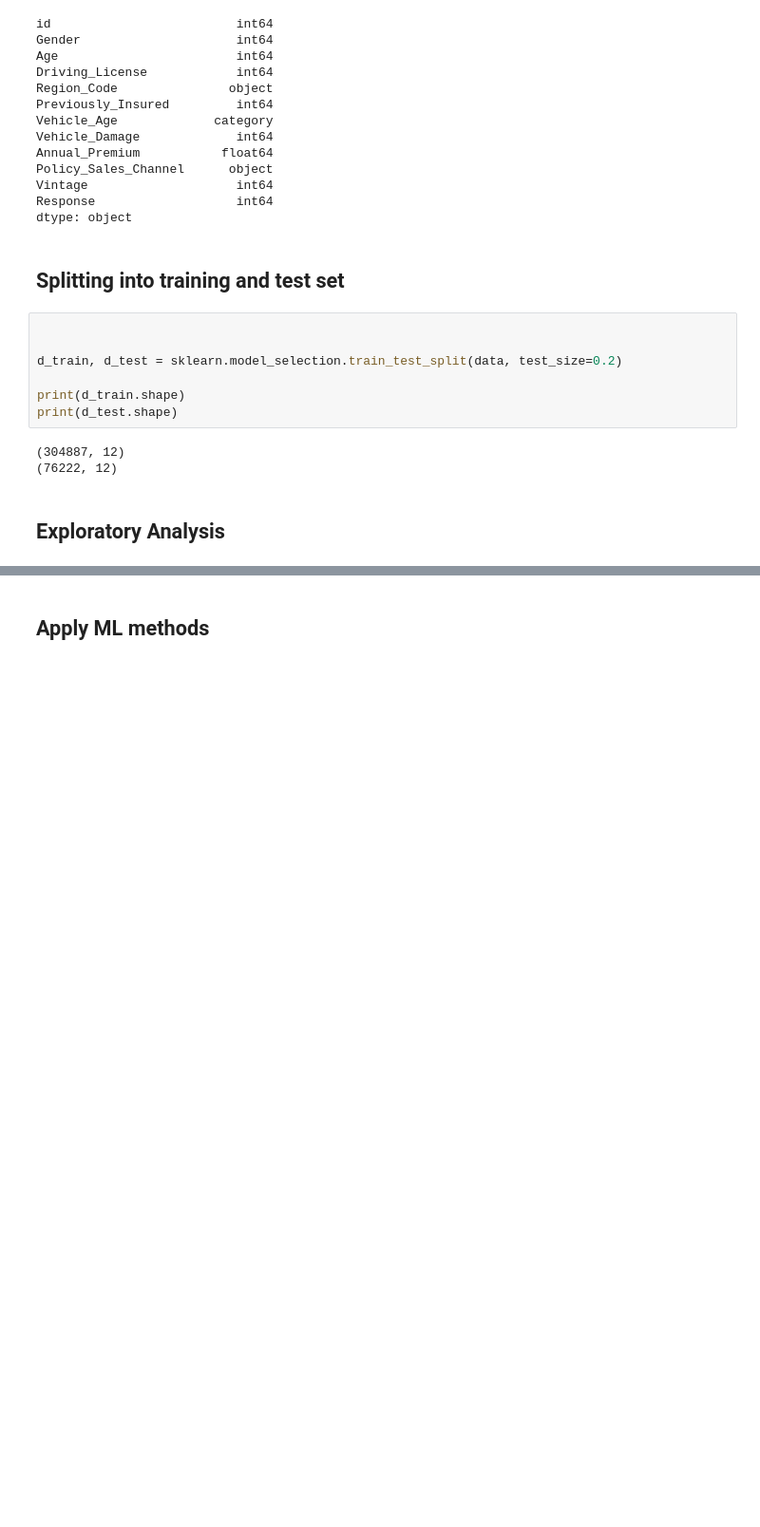
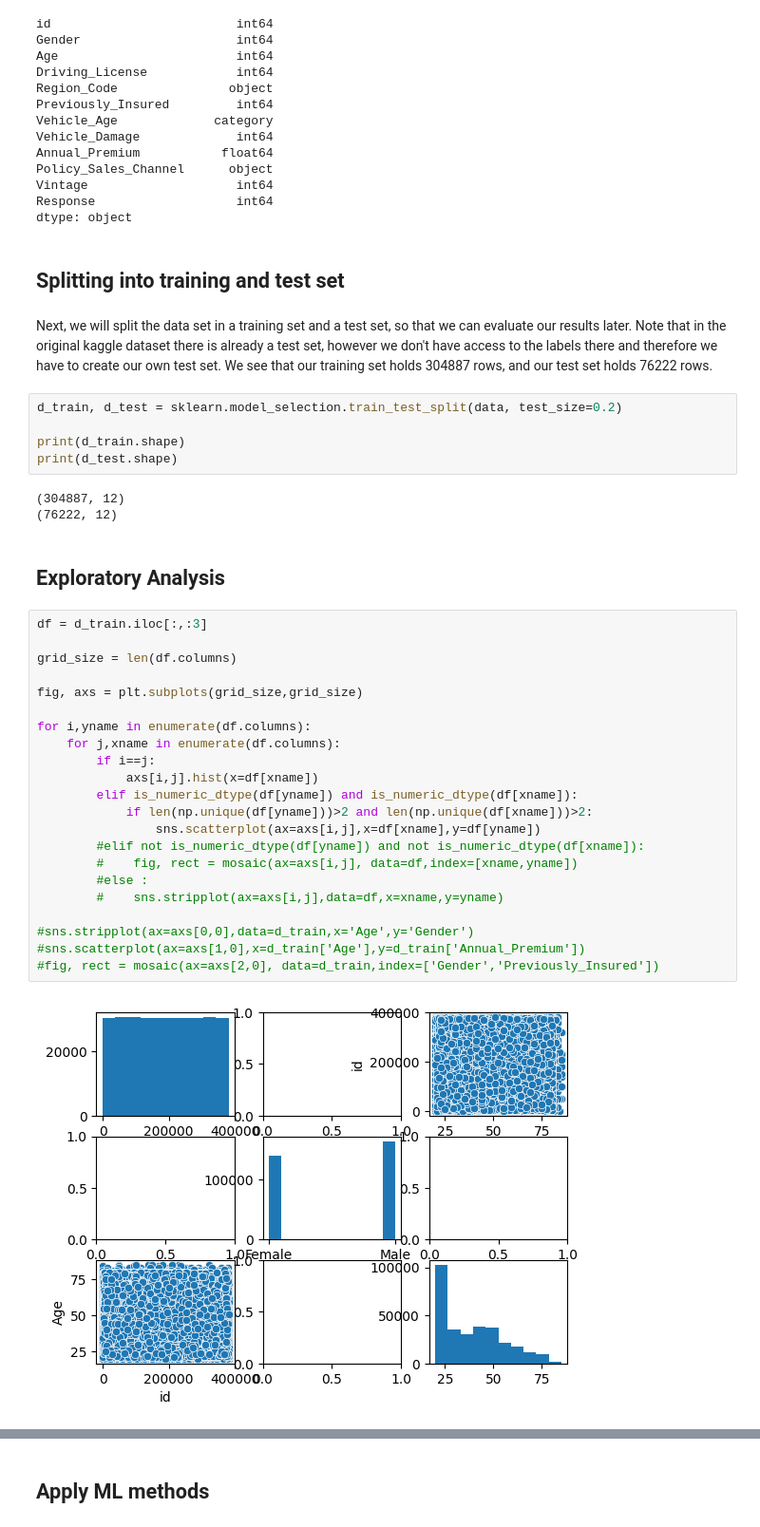
Before and after one commit to jong42/Health-Insurance-Cross-Sell-Prediction, a Jupyter notebook: Health Insurance Cross Sell Prediction.ipynb, the cells around one changed output, grey strips where cells are left out. Shown at 95% size. Drawn from its saved outputs; the diff is of its cells as text; blank space fills up the shorter version.

Commit message:
Add plotting functions

```diff
--- a/Health Insurance Cross Sell Prediction.ipynb
+++ b/Health Insurance Cross Sell Prediction.ipynb
@@ -113,9 +114,9 @@ Response                   int64
 dtype: object
 # %% [markdown]
 ## Splitting into training and test set
+# %% [markdown]
+Next, we will split the data set in a training set and a test set, so that we can evaluate our results later. Note that in the original kaggle dataset there is already a test set, however we don't have access to the labels there and therefore we have to create our own test set. We see that our training set holds 304887 rows, and our test set holds 76222 rows.
 # %%
-
-
 d_train, d_test = sklearn.model_selection.train_test_split(data, test_size=0.2)
 
 print(d_train.shape)
@@ -125,3 +126,27 @@ print(d_test.shape)
 (76222, 12)
 # %% [markdown]
 ## Exploratory Analysis
+# %%
+df = d_train.iloc[:,:3]
+
+grid_size = len(df.columns)
+
+fig, axs = plt.subplots(grid_size,grid_size)
+
+for i,yname in enumerate(df.columns):
+    for j,xname in enumerate(df.columns):
+        if i==j:
+            axs[i,j].hist(x=df[xname])
+        elif is_numeric_dtype(df[yname]) and is_numeric_dtype(df[xname]):
+            if len(np.unique(df[yname]))>2 and len(np.unique(df[xname]))>2:
+                sns.scatterplot(ax=axs[i,j],x=df[xname],y=df[yname])
+        #elif not is_numeric_dtype(df[yname]) and not is_numeric_dtype(df[xname]):
+        #    fig, rect = mosaic(ax=axs[i,j], data=df,index=[xname,yname])
+        #else :
+        #    sns.stripplot(ax=axs[i,j],data=df,x=xname,y=yname)
+
+#sns.stripplot(ax=axs[0,0],data=d_train,x='Age',y='Gender')
+#sns.scatterplot(ax=axs[1,0],x=d_train['Age'],y=d_train['Annual_Premium'])
+#fig, rect = mosaic(ax=axs[2,0], data=d_train,index=['Gender','Previously_Insured'])
+# %% [output]
+[figure, added]
```
Also changed, not shown: parts of 5 cells of this notebook.
